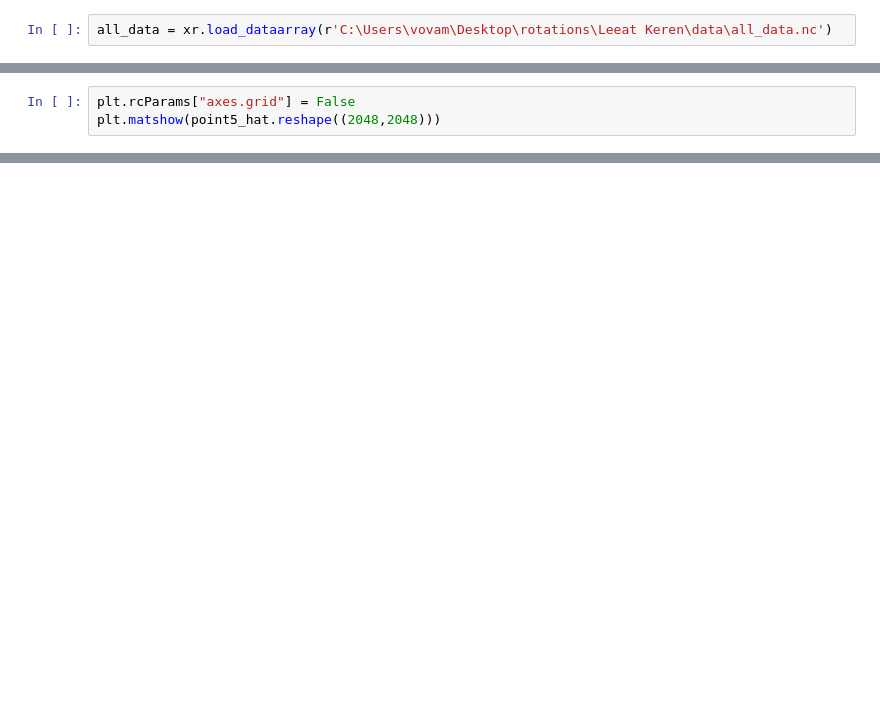
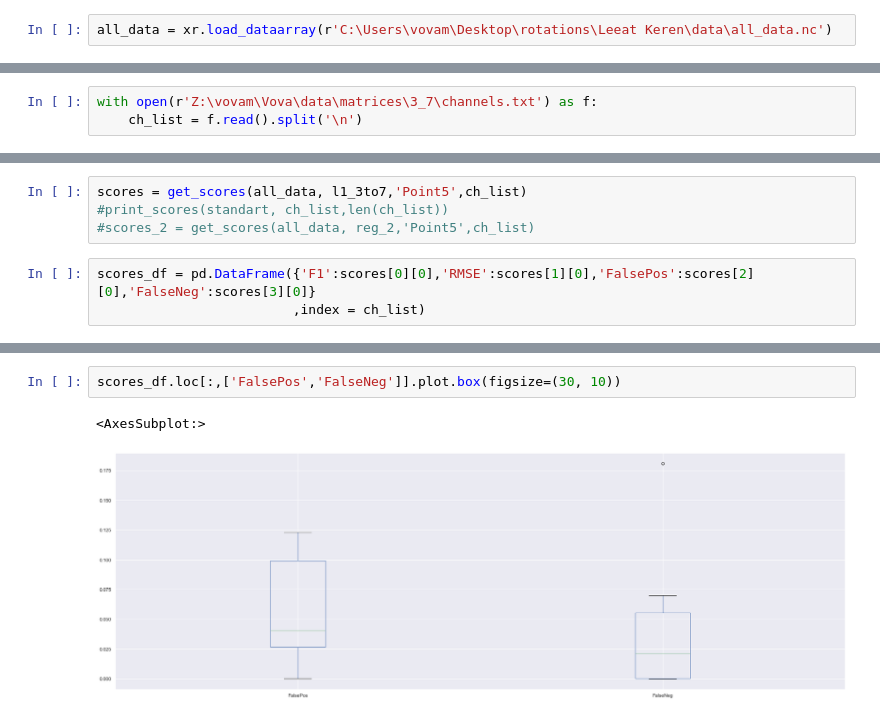
Before and after one commit to KerenLab/training_metrics, a Jupyter notebook: metrics.ipynb, the cells around one changed output, grey strips where cells are left out. Drawn from its saved outputs; the diff is of its cells as text; blank space fills up the shorter version.

```diff
--- a/metrics.ipynb
+++ b/metrics.ipynb
@@ -110,3 +70,0 @@ normf1 = preprocessing.normalize(f1scores)
-# %%
-plt.rcParams["axes.grid"] = False
-plt.matshow(point5_hat.reshape((2048,2048)))
@@ -115,0 +80,3 @@ plt.matshow(point5_hat.reshape((2048,2048)))
+# %%
+with open(r'Z:\vovam\Vova\data\matrices\3_7\channels.txt') as f:
+    ch_list = f.read().split('\n')
@@ -115,0 +86,7 @@ plt.matshow(point5_hat.reshape((2048,2048)))
+# %%
+scores = get_scores(all_data, l1_3to7,'Point5',ch_list)
+#print_scores(standart, ch_list,len(ch_list))
+#scores_2 = get_scores(all_data, reg_2,'Point5',ch_list)
+# %%
+scores_df = pd.DataFrame({'F1':scores[0][0],'RMSE':scores[1][0],'FalsePos':scores[2][0],'FalseNeg':scores[3][0]}
+                         ,index = ch_list)
@@ -115,0 +136,5 @@ plt.matshow(point5_hat.reshape((2048,2048)))
+# %%
+scores_df.loc[:,['FalsePos','FalseNeg']].plot.box(figsize=(30, 10))
+# %% [output]
+<AxesSubplot:>
+[figure, added]
```
Also changed, not shown: parts of 29 cells of this notebook.
